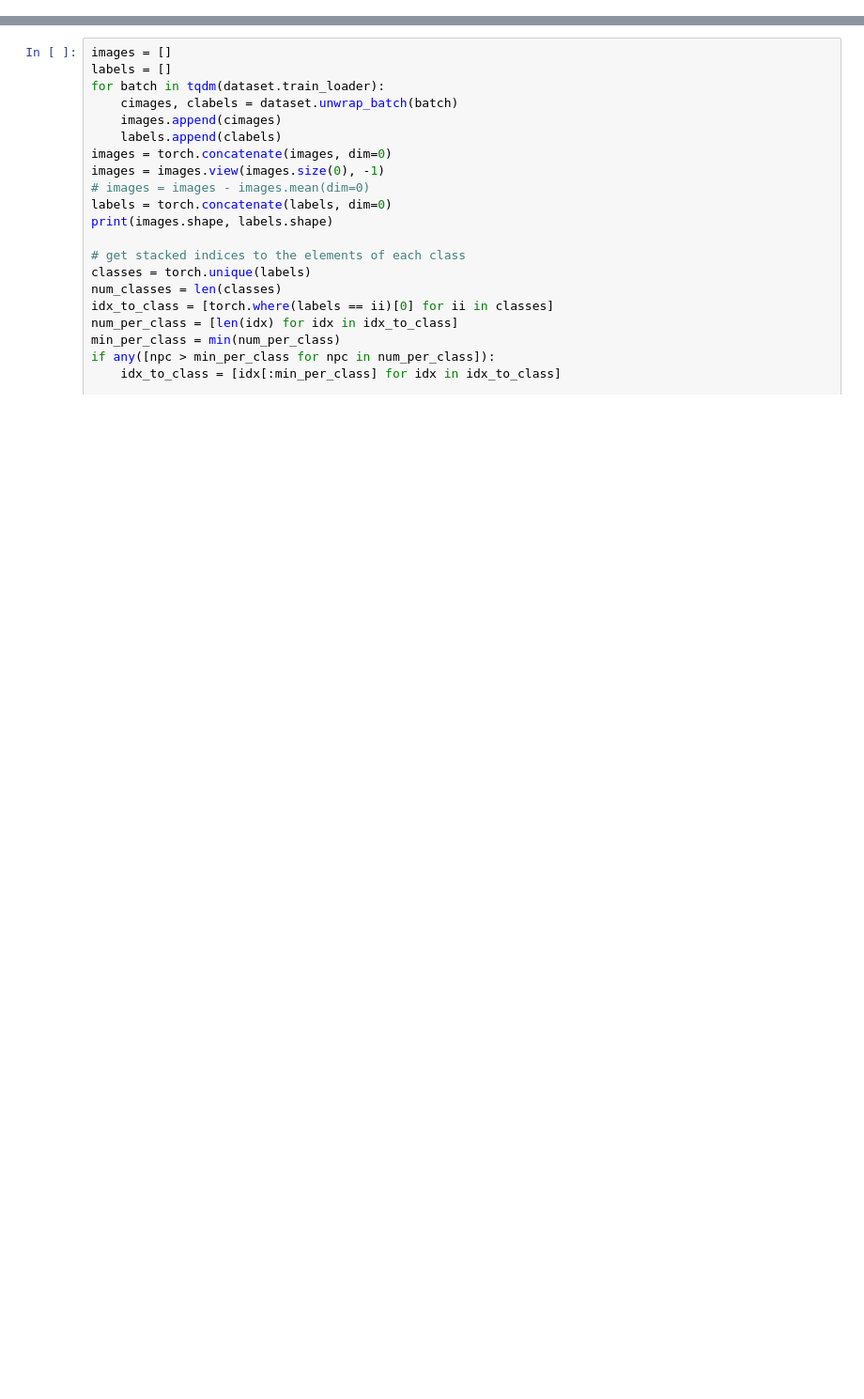
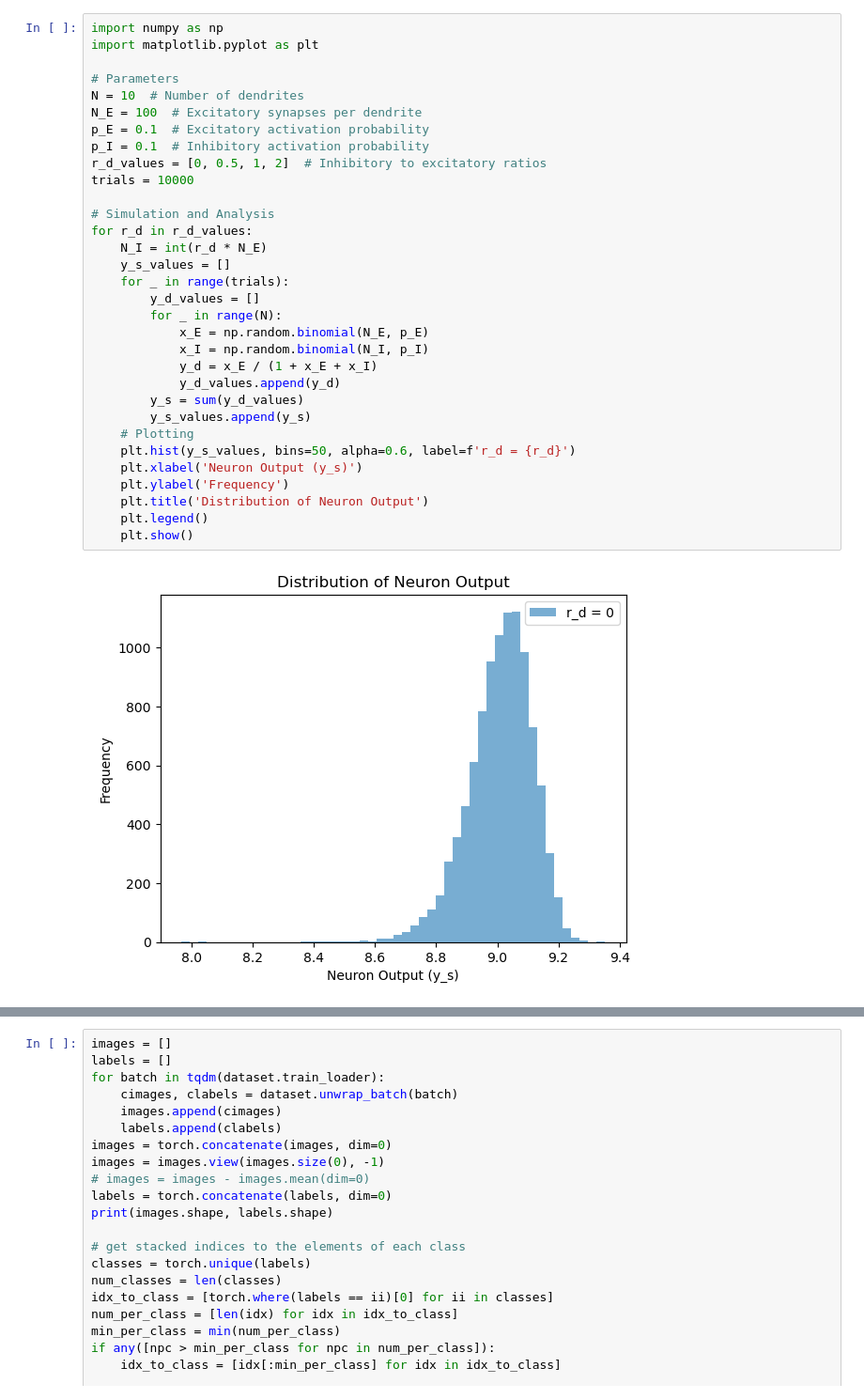
Before and after one commit to KempnerInstitute/nodelens, a Jupyter notebook: notebooks/testbook_HS.ipynb, the cells around one changed output, grey strips where cells are left out. Shown at 94% size. Drawn from its saved outputs; the diff is of its cells as text; blank space fills up the shorter version.

```diff
--- a/notebooks/testbook_HS.ipynb
+++ b/notebooks/testbook_HS.ipynb
@@ -225,0 +382,34 @@ if retrain:
+# %%
+import numpy as np
+import matplotlib.pyplot as plt
+
+# Parameters
+N = 10  # Number of dendrites
+N_E = 100  # Excitatory synapses per dendrite
+p_E = 0.1  # Excitatory activation probability
+p_I = 0.1  # Inhibitory activation probability
+r_d_values = [0, 0.5, 1, 2]  # Inhibitory to excitatory ratios
+trials = 10000
+
+# Simulation and Analysis
+for r_d in r_d_values:
+    N_I = int(r_d * N_E)
+    y_s_values = []
+    for _ in range(trials):
+        y_d_values = []
+        for _ in range(N):
+            x_E = np.random.binomial(N_E, p_E)
+            x_I = np.random.binomial(N_I, p_I)
+            y_d = x_E / (1 + x_E + x_I)
+            y_d_values.append(y_d)
+        y_s = sum(y_d_values)
+        y_s_values.append(y_s)
+    # Plotting
+    plt.hist(y_s_values, bins=50, alpha=0.6, label=f'r_d = {r_d}')
+    plt.xlabel('Neuron Output (y_s)')
+    plt.ylabel('Frequency')
+    plt.title('Distribution of Neuron Output')
+    plt.legend()
+    plt.show()
+# %% [output]
+[figure, added]
```
Also changed, not shown: parts of 12 cells of this notebook, 8 other files.
